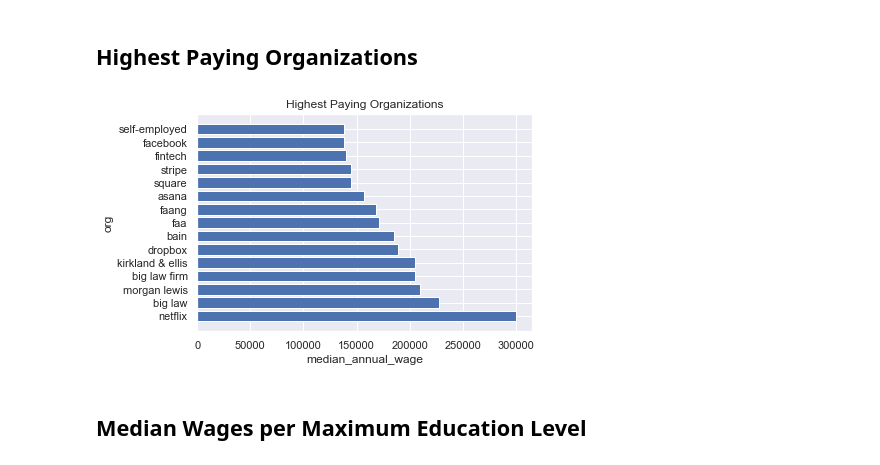
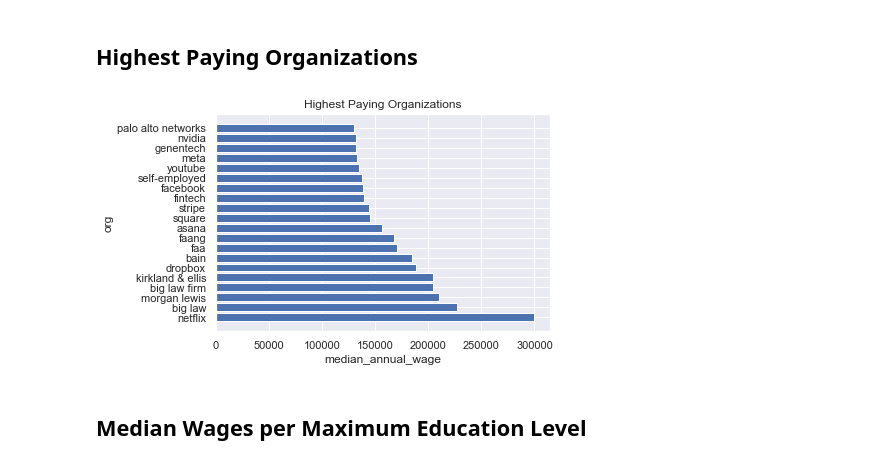
Before and after one commit to vatsal220/medium_articles, a Jupyter notebook: salary_analytics/salary.ipynb, the cells around one changed output. Cells and saved outputs as stored; diff of their text form; code cells hidden in the pictures.

Commit message:
completed visualizations for salary analysis

```diff
--- a/salary_analytics/salary.ipynb
+++ b/salary_analytics/salary.ipynb
@@ -125,13 +125,15 @@ d['org'] = d['org'].apply(clean_org)
 # %%
 def clean_loc_city(city):
     city_dct = {
-        'nyc' : ['new york, ny', 'nyc', 'new york', 'new york city, ny', 'new york city', 'new york, new york', 'ny'],
+        'nyc' : ['new york, ny', 'nyc', 'new york', 'new york city, ny', 'new york city', 'new york, new york', 'ny', 'ny ny', 'new york new york', 'new york ny'],
         'la' : ['los angeles, ca', 'los angeles'],
         np.nan : ['nan', 'none', '-', 'n/a'],
-        'toronto' : ['toronto', 'toronto, ontario', 'toronto, canada', 'toronto, on', 'toronto, ca']
+        'toronto' : ['toronto', 'toronto, ontario', 'toronto, canada', 'toronto, on', 'toronto, ca'],
+        'sf' : ['san francisco ca', 'sf', 'sf ca', 'sf, ca', 'sf, california', 'san francisco, ca', 'sf', 'san fransisco', 'san francisco']
     }
+    city = str(city).lower().lstrip().rstrip()
     for k,v in city_dct.items():
-        if str(city).lower().lstrip().rstrip() in v:
+        if city in v:
             return k
     cleaned_city = str(city).split(',')[0]
     return cleaned_city.lower().lstrip().rstrip()
@@ -445,15 +464,15 @@ visualize_group(
 # %%
 visualize_group(
     d = us_df,
     remove_vals = None,
     group_col = 'org',
     agg_col = 'annual_wage',
     title = 'Highest Paying Organizations',
     th = 5,
-    n = 15
+    n = 20
 )
 # %% [output]
-[figure, old version]
+[figure, new version]
 # %% [markdown]
 ## Median Wages per Maximum Education Level
 # %%
```
Also changed, not shown: parts of 12 cells of this notebook.
